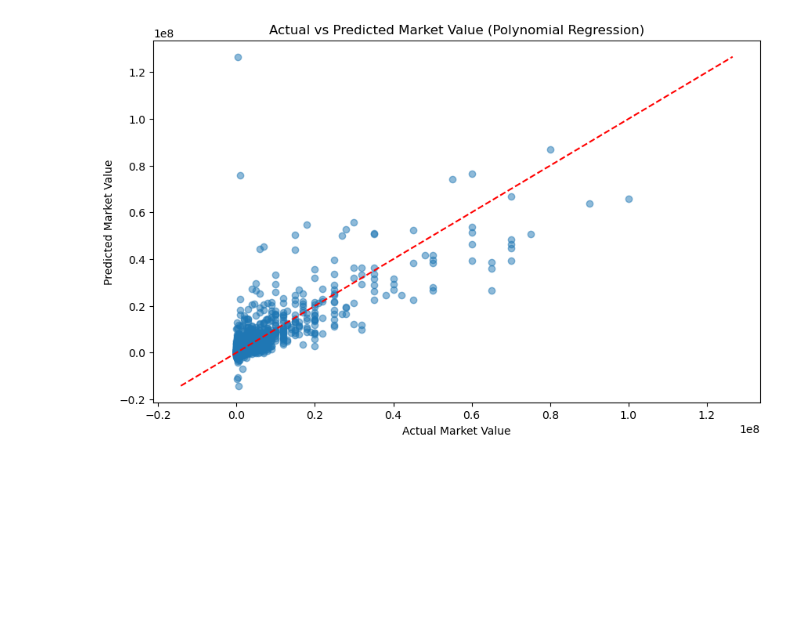
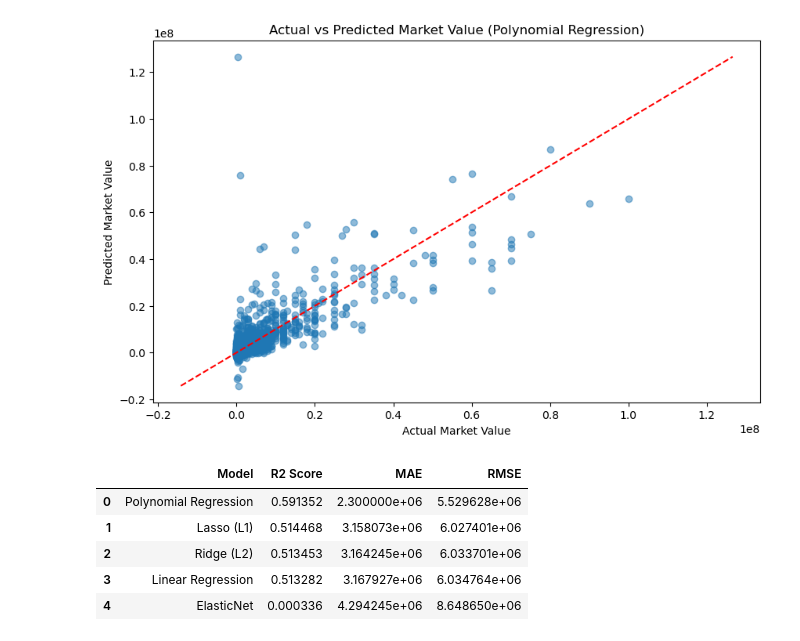
Before and after one commit to omercizmaz/football-player-market-value-prediction, a Jupyter notebook: football_player_market_value_prediction.ipynb, the cells around one changed output. Cells and saved outputs as stored; diff of their text form; code cells hidden in the pictures; blank space fills up the shorter version.

```diff
--- a/football_player_market_value_prediction.ipynb
+++ b/football_player_market_value_prediction.ipynb
@@ -354,3 +354,59 @@ plt.title("Actual vs Predicted Market Value (Polynomial Regression)")
 plt.show()
 # %% [output]
 [figure]
+# %%
+results = []
+
+lin_model = LinearRegression().fit(X_train_scaled, y_train)
+y_pred_lin = lin_model.predict(X_test_scaled)
+results.append({
+    "Model": "Linear Regression",
+    "R2 Score": r2_score(y_test, y_pred_lin),
+    "MAE": mean_absolute_error(y_test, y_pred_lin),
+    "RMSE": np.sqrt(mean_squared_error(y_test, y_pred_lin))
+})
+
+poly_model = LinearRegression().fit(X_train_poly, y_train)
+y_pred_poly = poly_model.predict(X_test_poly)
+results.append({
+    "Model": "Polynomial Regression",
+    "R2 Score": r2_score(y_test, y_pred_poly),
+    "MAE": mean_absolute_error(y_test, y_pred_poly),
+    "RMSE": np.sqrt(mean_squared_error(y_test, y_pred_poly))
+})
+
+y_pred_ridge = ridgecv.predict(X_test_scaled)
+results.append({
+    "Model": "Ridge (L2)",
+    "R2 Score": r2_score(y_test, y_pred_ridge),
+    "MAE": mean_absolute_error(y_test, y_pred_ridge),
+    "RMSE": np.sqrt(mean_squared_error(y_test, y_pred_ridge))
+})
+
+y_pred_lasso = lassocv.predict(X_test_scaled)
+results.append({
+    "Model": "Lasso (L1)",
+    "R2 Score": r2_score(y_test, y_pred_lasso),
+    "MAE": mean_absolute_error(y_test, y_pred_lasso),
+    "RMSE": np.sqrt(mean_squared_error(y_test, y_pred_lasso))
+})
+
+y_pred_enet = elasticnetcv.predict(X_test_scaled)
+results.append({
+    "Model": "ElasticNet",
+    "R2 Score": r2_score(y_test, y_pred_enet),
+    "MAE": mean_absolute_error(y_test, y_pred_enet),
+    "RMSE": np.sqrt(mean_squared_error(y_test, y_pred_enet))
+})
+
+df_results = pd.DataFrame(results)
+df_results = df_results.sort_values(by="R2 Score", ascending=False).reset_index(drop=True)
+
+display(df_results)
+# %% [output]
+|  | Model | R2 Score | MAE | RMSE |
+| 0 | Polynomial Regression | 0.591352 | 2.300000e+06 | 5.529628e+06 |
+| 1 | Lasso (L1) | 0.514468 | 3.158073e+06 | 6.027401e+06 |
+| 2 | Ridge (L2) | 0.513453 | 3.164245e+06 | 6.033701e+06 |
+| 3 | Linear Regression | 0.513282 | 3.167927e+06 | 6.034764e+06 |
+| 4 | ElasticNet | 0.000336 | 4.294245e+06 | 8.648650e+06 |
```
Also changed, not shown: parts of 8 cells of this notebook.
